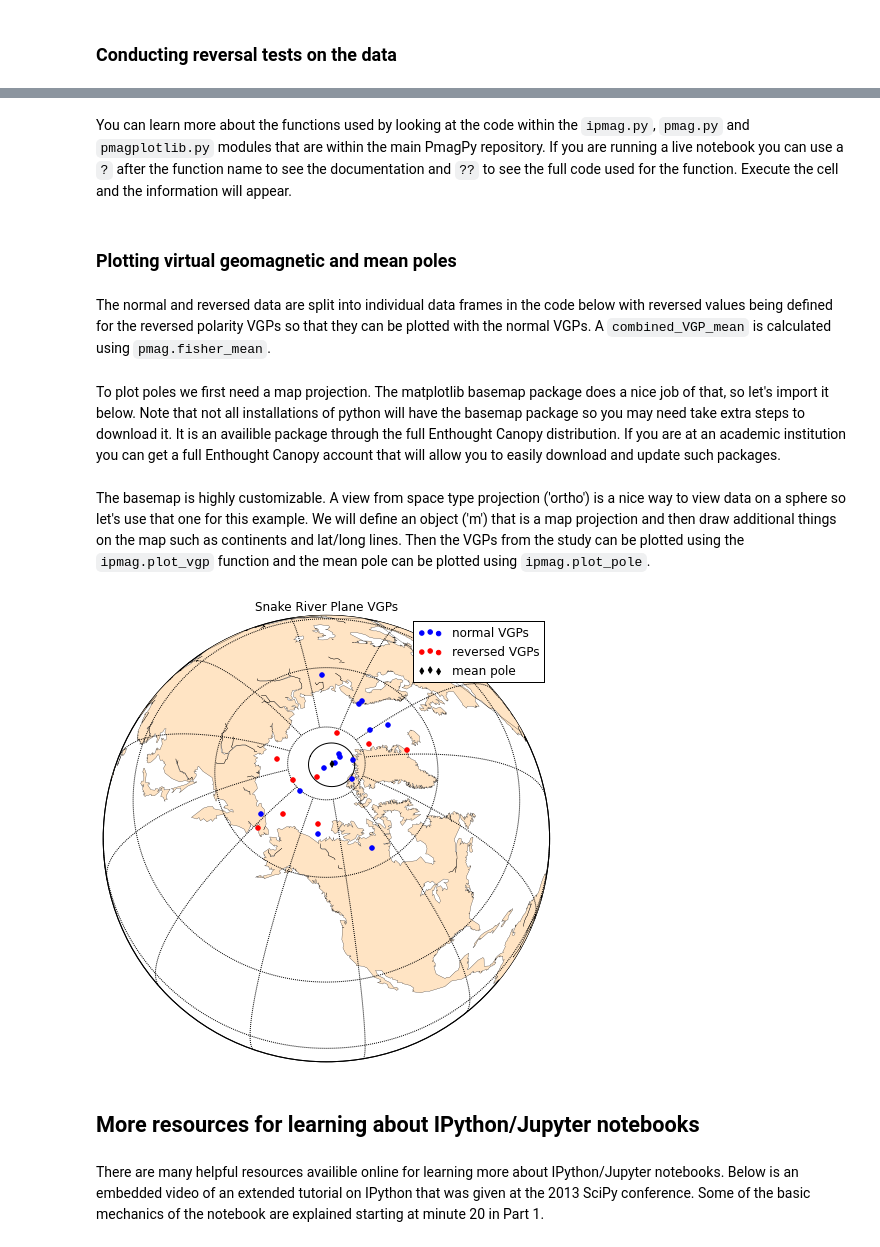
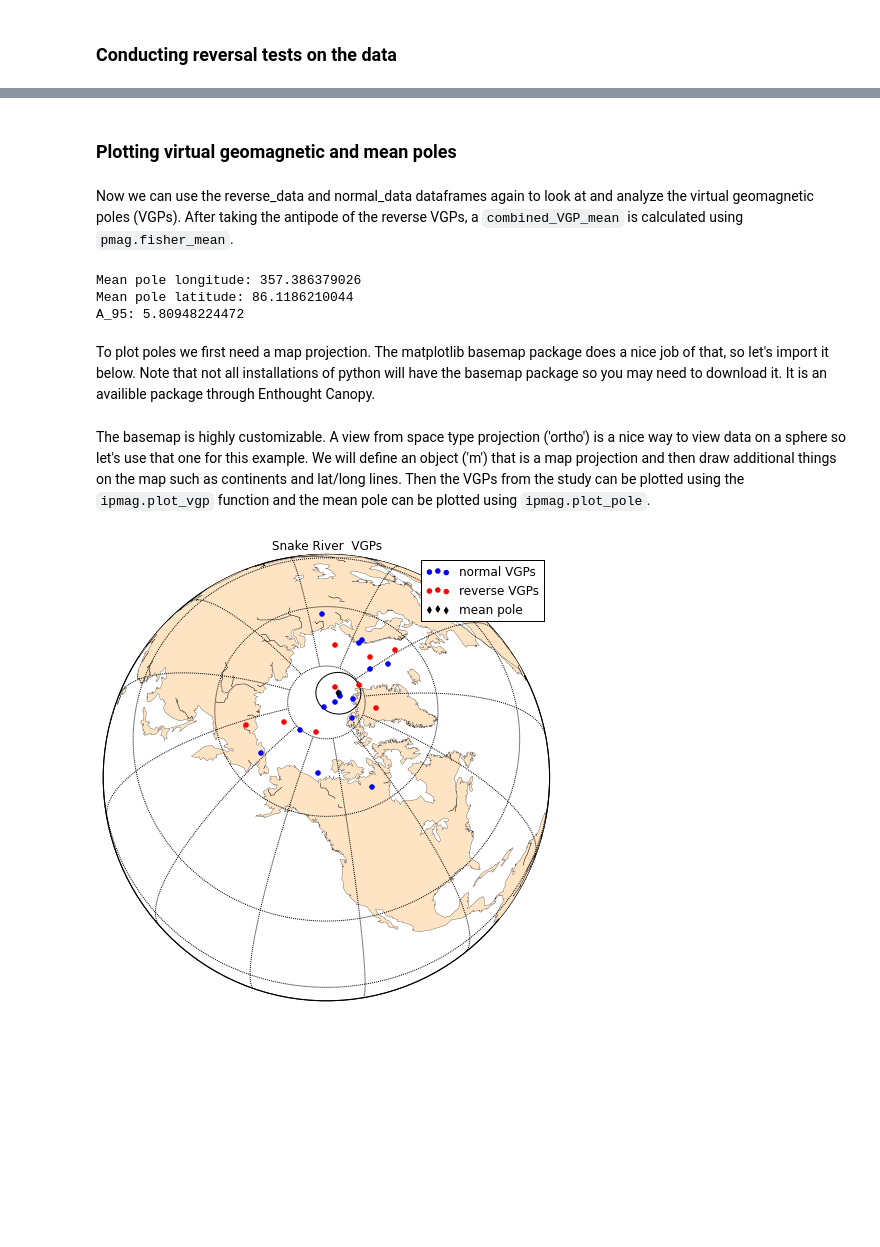
Before and after one commit to PmagPy/2016_Tauxe-et-al_PmagPy_Notebooks, a Jupyter notebook: PmagPy_notebook.ipynb, the cells around one changed output, grey strips where cells are left out. Drawn from its saved outputs; the diff is of its cells as text; code cells hidden in the pictures; blank space fills up the shorter version.

Commit message:
Update to current notebook version

```diff
--- a/PmagPy_notebook.ipynb
+++ b/PmagPy_notebook.ipynb
@@ -85,0 +66,7 @@ reverse_mean = pmag.fisher_mean(reverse_directions)
+# %%
+DI_results['principal_dec'] = principal['dec']
+DI_results['principal_inc'] = principal['inc']
+principal_block=np.array([DI_results.principal_dec,DI_results.principal_inc]).transpose()
+DI_results['angle'] = pmag.angle(DIblock,principal_block)
+DI_results.ix[DI_results.angle>90,'polarity'] = 'Reverse'
+DI_results.ix[DI_results.angle<=90,'polarity'] = 'Normal'
@@ -85,0 +75,11 @@ reverse_mean = pmag.fisher_mean(reverse_directions)
+# %%
+normal_data = DI_results.ix[DI_results.polarity=='Normal'].reset_index(drop=True)
+reverse_data = DI_results.ix[DI_results.polarity=='Reverse'].reset_index(drop=True)
+
+plt.figure(num=fignum,figsize=(6,6),dpi=160)
+ipmag.plot_net(fignum)
+plt.title('Snake River site mean equal area plot')
+ipmag.plot_di(normal_data['average_dec'],normal_data['average_inc'],color='b',label='normal data')
+ipmag.plot_di(reverse_data['average_dec'],reverse_data['average_inc'],color='r',label='reverse data')
+plt.legend(loc=4)
+plt.show()
@@ -127,2 +133,0 @@ Here are the results of the bootstrap test for a common mean:
-# %% [markdown]
-You can learn more about the functions used by looking at the code within the `ipmag.py`, `pmag.py` and `pmagplotlib.py` modules that are within the main PmagPy repository. If you are running a live notebook you can use a `?` after the function name to see the documentation and `??` to see the full code used for the function. Execute the cell and the information will appear.
@@ -131,4 +134,2 @@ ipmag.bootstrap_common_mean??
 # %% [markdown]
 ### Plotting virtual geomagnetic and mean poles
-# %% [markdown]
-The normal and reversed data are split into individual data frames in the code below with reversed values being defined for the reversed polarity VGPs so that they can be plotted with the normal VGPs. A `combined_VGP_mean` is calculated using `pmag.fisher_mean`.
@@ -145,5 +136,23 @@ combined_VGP_mean = pmag.fisher_mean(combined_vgps)
+# %% [markdown]
+Now we can use the reverse_data and normal_data dataframes again to look at and analyze the virtual geomagnetic poles (VGPs). After taking the antipode of the reverse VGPs, a `combined_VGP_mean` is calculated using `pmag.fisher_mean`.
+# %%
+# let's take the antipode of the reverse VGPs
+reverse_data['vgp_lon_flip'] = reverse_data['vgp_lon']-180.
+reverse_data['vgp_lat_flip'] = -reverse_data['vgp_lat']
+# here we combine the two sets of VGPs into one 2XN array
+combined_vgps = np.concatenate((normal_data[['vgp_lon','vgp_lat']].values,
+                                reverse_data[['vgp_lon_flip','vgp_lat_flip']].values))
+# and calculate the mean
+combined_VGP_mean = pmag.fisher_mean(combined_vgps)
+print 'Mean pole longitude: ' + str(combined_VGP_mean['dec'])
+print 'Mean pole latitude: ' + str(combined_VGP_mean['inc'])
+print 'A_95: ' + str(combined_VGP_mean['alpha95'])
+# %% [output]
+Mean pole longitude: 357.386379026
+Mean pole latitude: 86.1186210044
+A_95: 5.80948224472
 # %% [markdown]
-To plot poles we first need a map projection. The matplotlib basemap package does a nice job of that, so let's import it below. Note that not all installations of python will have the basemap package so you may need take extra steps to download it. It is an availible package through the full Enthought Canopy distribution. If you are at an academic institution you can get a full Enthought Canopy account that will allow you to easily download and update such packages.
+To plot poles we first need a map projection. The matplotlib basemap package does a nice job of that, so let's import it below. Note that not all installations of python will have the basemap package so you may need to download it. It is an availible package through Enthought Canopy.
 # %%
 from mpl_toolkits.basemap import Basemap
 # %% [markdown]
@@ -151,26 +160,22 @@ The basemap is highly customizable. A view from space type projection ('ortho')
 # %%
 m = Basemap(projection='ortho',lat_0=70,lon_0=230,resolution='c',area_thresh=50000)
 plt.figure(figsize=(8, 8))
 m.drawcoastlines(linewidth=0.25)
 m.fillcontinents(color='bisque',lake_color='white',zorder=1)
 m.drawmapboundary(fill_color='white')
 m.drawmeridians(np.arange(0,360,30))
 m.drawparallels(np.arange(-90,90,30))
 
-ipmag.plot_vgp(m,Snake_River_N['vgp_lon'].tolist(),
-               Snake_River_N['vgp_lat'].tolist(),
+ipmag.plot_vgp(m,normal_data['vgp_lon'].tolist(),
+               normal_data['vgp_lat'].tolist(),
                color='b',label='normal VGPs')
-ipmag.plot_vgp(m,Snake_River_R['vgp_lon_rev'].tolist(),
-               Snake_River_R['vgp_lat_rev'].tolist(),
-               color='r',label='reversed VGPs')
+ipmag.plot_vgp(m,reverse_data['vgp_lon_flip'].tolist(),
+               reverse_data['vgp_lat_flip'].tolist(),
+               color='r',label='reverse VGPs')
 ipmag.plot_pole(m,combined_VGP_mean['dec'],combined_VGP_mean['inc'],
                combined_VGP_mean['alpha95'],marker='d',label='mean pole')
 plt.legend()
-plt.title('Snake River Plane VGPs')
+plt.title('Snake River  VGPs')
 plt.show()
 # %% [output]
-[figure, old version]
+[figure, new version]
-# %% [markdown]
-## More resources for learning about IPython/Jupyter notebooks
-# %% [markdown]
-There are many helpful resources availible online for learning more about IPython/Jupyter notebooks. Below is an embedded video of an extended tutorial on IPython that was given at the 2013 SciPy conference. Some of the basic mechanics of the notebook are explained starting at minute 20 in Part 1.
```
Also changed, not shown: parts of 31 cells of this notebook, 39 other files.
